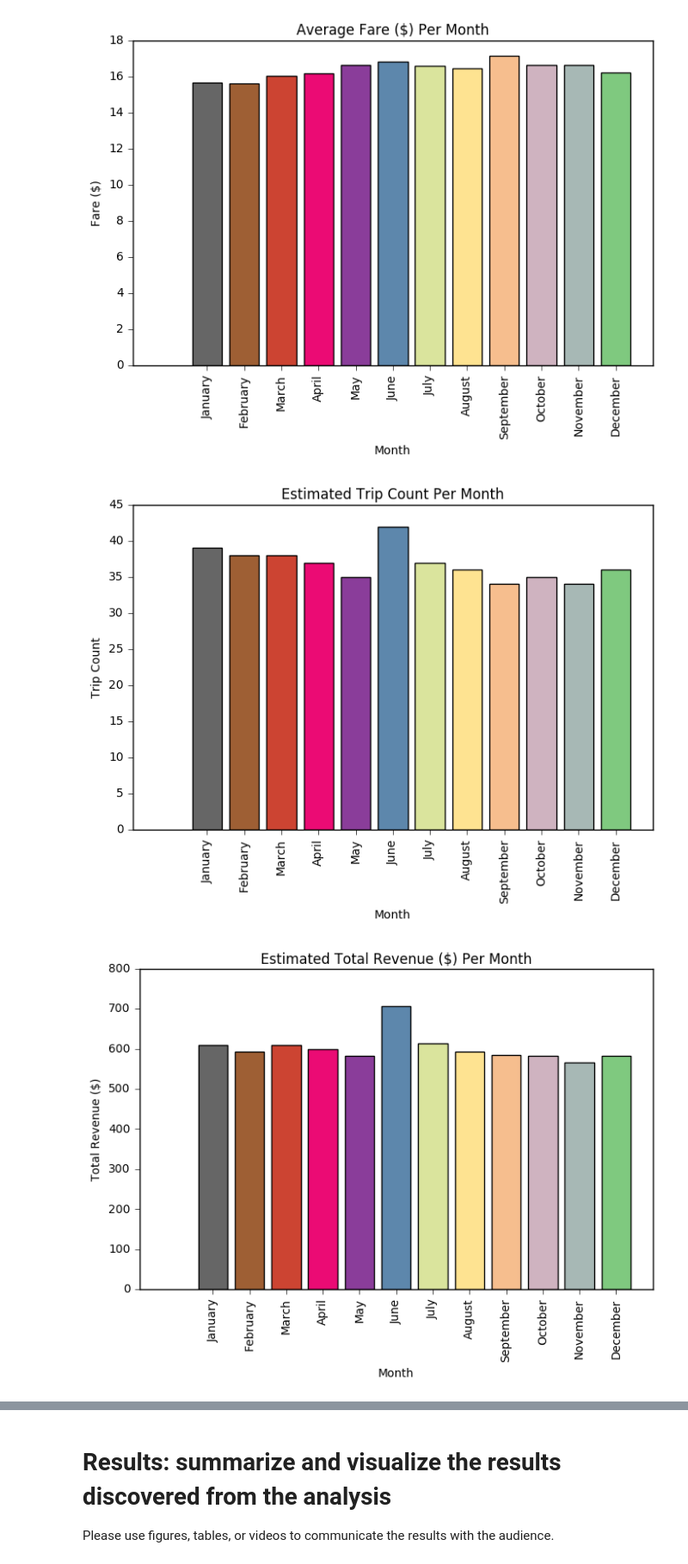
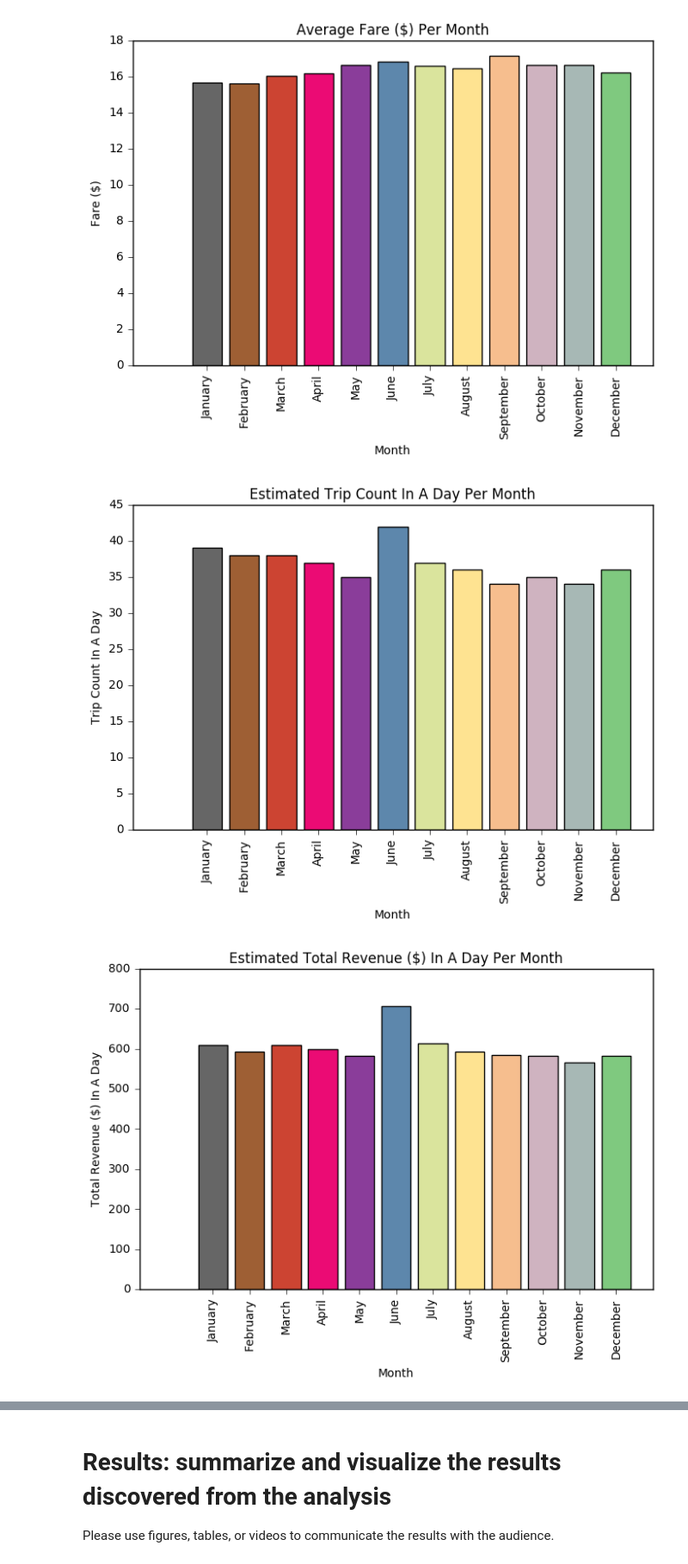
Before and after one commit to dontirun/DS3001-Case-4, a Jupyter notebook: case4.ipynb, the cells around one changed output, grey strips where cells are left out. Shown at 86% size. Drawn from its saved outputs; the diff is of its cells as text; code cells hidden in the pictures.

Commit message:
Updated chart labels for daily estimations.

```diff
--- a/case4.ipynb
+++ b/case4.ipynb
@@ -241,7 +241,11 @@ Finished D:\Users\Aditya\Programming\DS3001-Case-4\data\yellow_tripdata_2016-12.
 Wrote data.
 # %%
 import matplotlib.pyplot as plt
+import numpy as np
 import calendar
+import cPickle as pickle
+
+output_file = 'avg_output'
 
 def make_avg_chart(months, average_dict, info_type, stat_keyword):
     """
@@ -287,7 +291,7 @@ avg_time = None
 avg_fare = None
 
 # Load data
-with open(json_output_file, 'r') as f:
+with open(output_file, 'r') as f:
     avg_data = pickle.load(f)
     avg_dist = avg_data['avg_dist']
     avg_time = avg_data['avg_time']
@@ -310,32 +314,32 @@ Loaded data.
 # %%
 import math
 
 # Defines the number of working hours for a taxi driver
 taxi_work_hours = 10.0
 taxi_work_time = taxi_work_hours * 60.0 # Convert to minutes
 
 avg_trips_count = dict()
 
 # Based on average time per trip, calculate estimate of number of trips that can be done
 # in a working day
 for key in avg_time.keys():
     avg_trips_count[key] = math.floor(taxi_work_time / avg_time[key])
 
-make_avg_chart(months, avg_trips_count, 'Trip Count', 'Estimated')
+make_avg_chart(months, avg_trips_count, 'Trip Count In A Day', 'Estimated')
 
 # Calculate cumulative revenue from fares based on number of estimated trips per day
 sum_fare_revenue = dict()
 for key in avg_fare.keys():
     sum_fare_revenue[key] = avg_fare[key] * avg_trips_count[key]
 
-make_avg_chart(months, sum_fare_revenue, 'Total Revenue ($)', 'Estimated')
+make_avg_chart(months, sum_fare_revenue, 'Total Revenue ($) In A Day', 'Estimated')
 
 # Calculate cumulative distance traveled based on number of estimated trips per day
 sum_dist_driven = dict()
 for key in avg_dist.keys():
     sum_dist_driven[key] = avg_dist[key] * avg_trips_count[key]
 
-make_avg_chart(months, sum_dist_driven, 'Total Distance Driven (Miles)', 'Estimated')
+make_avg_chart(months, sum_dist_driven, 'Total Distance Driven (Miles) In A Day', 'Estimated')
 # %% [output]
-[figure, old version]
+[figure, new version]
-[figure, old version]
+[figure, new version]
```
Also changed, not shown: parts of 1 cell of this notebook.
